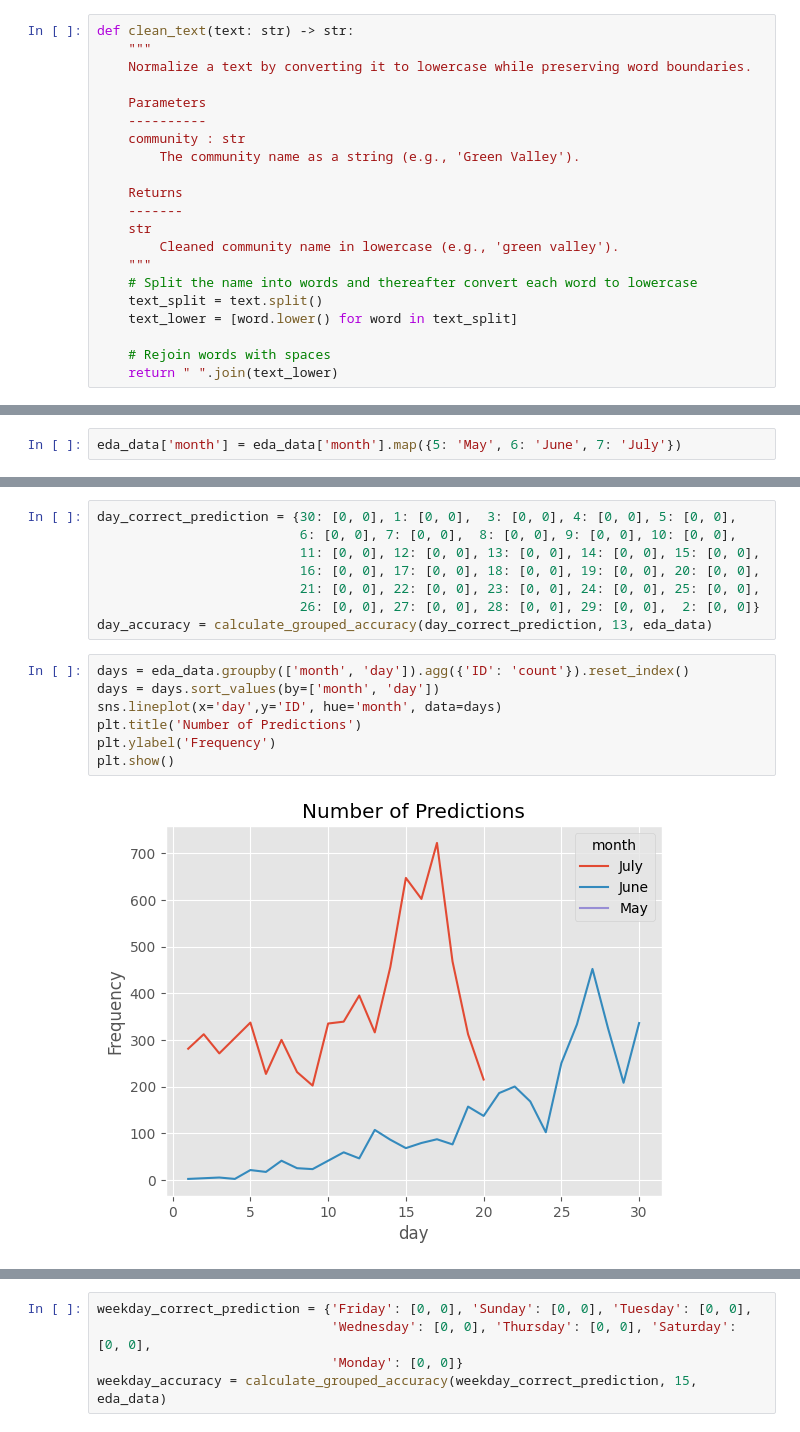
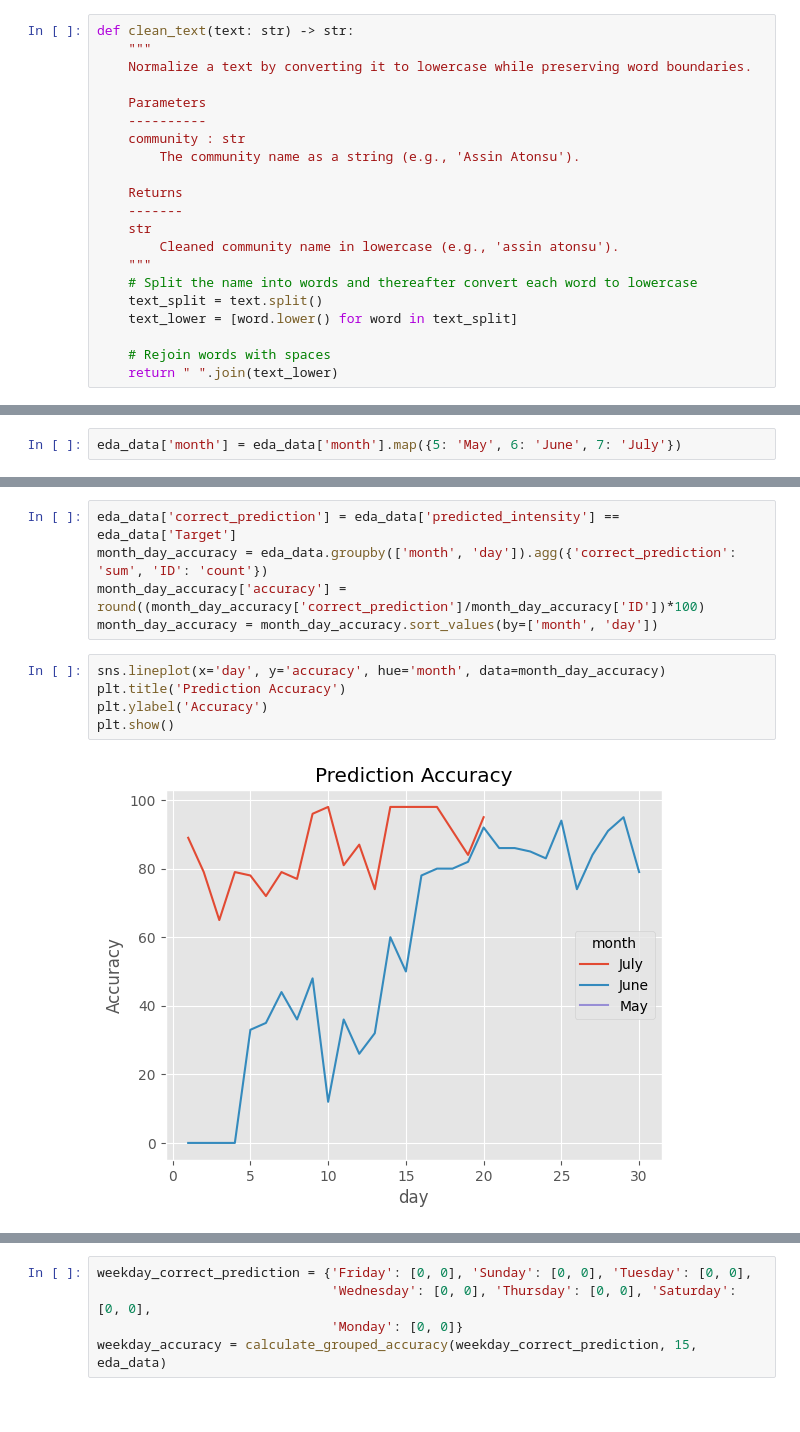
Before and after one commit to kamau96/zindi-projects, a Jupyter notebook: Zindi Projects/Rainfall-Prediction-Indigenous-Knowledge/notebooks/ghana-s-indigenous-intel-challenge-eda.ipynb, the cells around one changed output, grey strips where cells are left out. Saved outputs shown, nothing was run; the diff lists cells and outputs as text.

```diff
--- a/Zindi Projects/Rainfall-Prediction-Indigenous-Knowledge/notebooks/ghana-s-indigenous-intel-challenge-eda.ipynb
+++ b/Zindi Projects/Rainfall-Prediction-Indigenous-Knowledge/notebooks/ghana-s-indigenous-intel-challenge-eda.ipynb
@@ -281,12 +282,12 @@ def clean_text(text: str) -> str:
     Parameters
     ----------
     community : str
-        The community name as a string (e.g., 'Green Valley').
+        The community name as a string (e.g., 'Assin Atonsu').
 
     Returns
     -------
     str
-        Cleaned community name in lowercase (e.g., 'green valley').
+        Cleaned community name in lowercase (e.g., 'assin atonsu').
     """
     # Split the name into words and thereafter convert each word to lowercase
     text_split = text.split()
@@ -587,17 +518,12 @@ plt.show()
-# %%
-day_correct_prediction = {30: [0, 0], 1: [0, 0],  3: [0, 0], 4: [0, 0], 5: [0, 0],
-                          6: [0, 0], 7: [0, 0],  8: [0, 0], 9: [0, 0], 10: [0, 0],
-                          11: [0, 0], 12: [0, 0], 13: [0, 0], 14: [0, 0], 15: [0, 0],
-                          16: [0, 0], 17: [0, 0], 18: [0, 0], 19: [0, 0], 20: [0, 0],
-                          21: [0, 0], 22: [0, 0], 23: [0, 0], 24: [0, 0], 25: [0, 0],
-                          26: [0, 0], 27: [0, 0], 28: [0, 0], 29: [0, 0],  2: [0, 0]}
-day_accuracy = calculate_grouped_accuracy(day_correct_prediction, 13, eda_data)
+# %%
+eda_data['correct_prediction'] = eda_data['predicted_intensity'] == eda_data['Target']
+month_day_accuracy = eda_data.groupby(['month', 'day']).agg({'correct_prediction': 'sum', 'ID': 'count'})
+month_day_accuracy['accuracy'] = round((month_day_accuracy['correct_prediction']/month_day_accuracy['ID'])*100)
+month_day_accuracy = month_day_accuracy.sort_values(by=['month', 'day'])
 # %%
-days = eda_data.groupby(['month', 'day']).agg({'ID': 'count'}).reset_index()
-days = days.sort_values(by=['month', 'day'])
-sns.lineplot(x='day',y='ID', hue='month', data=days)
-plt.title('Number of Predictions')
-plt.ylabel('Frequency')
+sns.lineplot(x='day', y='accuracy', hue='month', data=month_day_accuracy)
+plt.title('Prediction Accuracy')
+plt.ylabel('Accuracy')
 plt.show()
 # %% [output]
-[figure, old version]
+[figure, new version]
```
Also changed, not shown: parts of 35 cells of this notebook, 2 other files.
